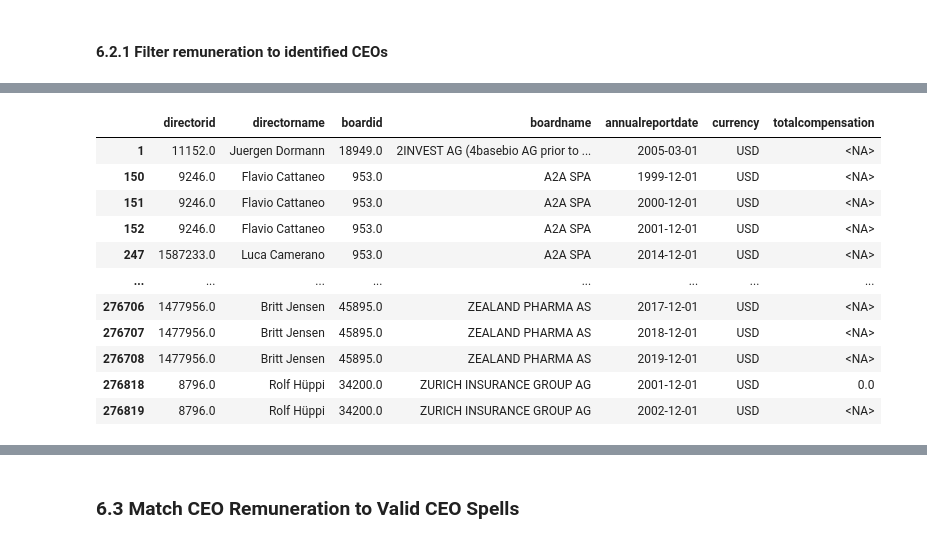
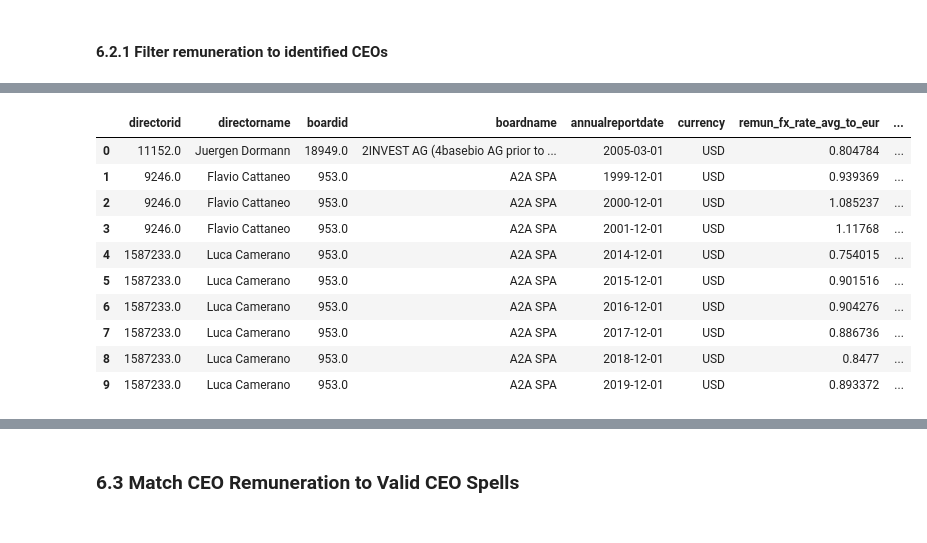
Before and after one commit to rizkyakbar-tud/DAI, a Jupyter notebook: mission/proposals_st26/mission_proposal_Akbar-Zduńczyk_progress.ipynb, the cells around one changed output, grey strips where cells are left out. Saved outputs shown, nothing was run; the diff lists cells and outputs as text; code cells hidden in the pictures.

```diff
--- a/mission/proposals_st26/mission_proposal_Akbar-Zduńczyk_progress.ipynb
+++ b/mission/proposals_st26/mission_proposal_Akbar-Zduńczyk_progress.ipynb
@@ -287,6 +449,6 @@ Next, we read the STOXX 600 constituent file. The file contains 600 firms and in
 # %%
 # Read STOXX Europe 600 constituents
-df_sxxp = pd.read_csv(STOXX_FILE, sep=";")
+df_sxxp = pd.read_csv(STOXX_FILE, sep=";", usecols=["ISIN"])
 
 df_sxxp["ISIN"] = (
     df_sxxp["ISIN"]
@@ -513,10 +801,10 @@ def fetch_boardex_remuneration():
         directorid_chunk = tuple(directorid_list[i:i + chunk_size])
         temp = wrds_conn.raw_sql("""
             SELECT
-                boardname, boardid, directorname, directorid, rolename, rolestatus,
+                boardname, boardid, directorname, directorid, rolename,
                 annualreportdate, currency, salary, bonus, totalcompensation,
                 valtoteqheld, valltipheld, valeqaward, ltipvalue, toteqatrisk,
-                totremperiod, totaldirectcomp, perftotal
+                totaldirectcomp, perftotal
             FROM boardex.eur_dir_standard_remun
             WHERE directorid IN %(directorids)s
             ORDER BY boardname, directorname, annualreportdate
@@ -527,7 +815,7 @@ def fetch_boardex_remuneration():
 
 
 df_remun = load_or_fetch(
-    "boardex_remuneration_stoxx600",
+    "boardex_remuneration_stoxx600_analysis_cols_v1",
     fetch_boardex_remuneration,
     refresh=REFRESH_WRDS_CACHE,
 )
@@ -607,15 +927,13 @@ def fetch_compustat_fundamentals():
     for i in range(0, len(isin_list), chunk_size):
         isin_chunk = tuple(isin_list[i:i + chunk_size])
         temp = wrds_conn.raw_sql("""
-            SELECT  gvkey, isin, conm, fyear, datadate, loc, fic, curcd,
-                    at, sale, emp, dltt, dlc, che, act, lct, wcap,
-                    capx, xrd, aqc, nicon, ib, ceq, seq,
-                    oiadp, oibdp, ebit, ebitda,
-                    sich, naicsh, indfmt, exchg, cshoi
+            SELECT
+                gvkey, isin, fyear, datadate, curcd,
+                at, sale, ebit, dltt, nicon, emp, cshoi
             FROM comp_global_daily.g_funda
             WHERE isin IN %(isins)s
               AND fyear BETWEEN 2000 AND 2024
-            ORDER BY conm, fyear, datadate
+            ORDER BY isin, fyear, datadate
         """, params={"isins": isin_chunk})
         chunks.append(temp)
 
@@ -623,7 +941,7 @@ def fetch_compustat_fundamentals():
 
 
 df_firm = load_or_fetch(
-    "compustat_fundamentals_stoxx600_2000_2024",
+    "compustat_fundamentals_stoxx600_2000_2024_analysis_cols_v1",
     fetch_compustat_fundamentals,
     refresh=REFRESH_WRDS_CACHE,
 )
@@ -1043,7 +1609,7 @@ df_remun_ceos["annualreportyear"] = df_remun_ceos["annualreportdate"].dt.year
 
 pay_cols = [
     "salary", "bonus", "totalcompensation", "valtoteqheld", "valltipheld",
-    "valeqaward", "ltipvalue", "toteqatrisk", "totremperiod",
+    "valeqaward", "ltipvalue", "toteqatrisk",
     "totaldirectcomp", "perftotal"
 ]
 
@@ -1051,11 +1617,45 @@ for col in pay_cols:
     if col in df_remun_ceos.columns:
         df_remun_ceos[col] = pd.to_numeric(df_remun_ceos[col], errors="coerce")
 
+# Attach the annual-average rate: units of EUR per unit of reported currency.
+df_remun_ceos = (
+    df_remun_ceos
+    .drop(columns=["fromcurd", "fx_year", "remun_fx_rate_avg_to_eur"], errors="ignore")
+    .merge(
+        fx_annual_average.rename(columns={
+            "fx_rate_avg_to_eur": "remun_fx_rate_avg_to_eur"
+        }),
+        left_on=["currency", "annualreportyear"],
+        right_on=["fromcurd", "fx_year"],
+        how="left",
+        validate="many_to_one",
+    )
+    .drop(columns=["fromcurd", "fx_year"])
+)
+
+pay_monetary_cols = [col for col in pay_cols if col != "perftotal"]
+for col in pay_monetary_cols:
+    df_remun_ceos[f"{col}_eur"] = (
+        df_remun_ceos[col] * df_remun_ceos["remun_fx_rate_avg_to_eur"]
+    )
+
 print("Missing annual report dates:", df_remun_ceos["annualreportdate"].isna().sum())
 print("Missing total compensation:", df_remun_ceos["totalcompensation"].isna().sum())
 print("Positive total compensation records:", (df_remun_ceos["totalcompensation"] > 0).sum())
+usable_pay_for_fx = (
+    df_remun_ceos["annualreportdate"].notna()
+    & df_remun_ceos["totalcompensation"].gt(0)
+)
+print(
+    "Missing FX rates among usable positive-pay records:",
+    df_remun_ceos.loc[usable_pay_for_fx, "remun_fx_rate_avg_to_eur"].isna().sum(),
+)
 
-df_remun_ceos[["directorid", "directorname", "boardid", "boardname", "annualreportdate", "currency", "totalcompensation"]]
+df_remun_ceos[[
+    "directorid", "directorname", "boardid", "boardname",
+    "annualreportdate", "currency", "remun_fx_rate_avg_to_eur",
+    "totalcompensation", "totalcompensation_eur",
+]].head(10)
 # %% [output]
 Missing annual report dates: 1488
 Missing total compensation: 21611
@@ -1063,12 +1664,11 @@ Positive total compensation records: 8054
-|  | directorid | directorname | boardid | boardname | annualreportdate | currency | totalcompensation |
-| 1 | 11152.0 | Juergen Dormann | 18949.0 | 2INVEST AG (4basebio AG prior to ... | 2005-03-01 | USD | <NA> |
-| 150 | 9246.0 | Flavio Cattaneo | 953.0 | A2A SPA | 1999-12-01 | USD | <NA> |
-| 151 | 9246.0 | Flavio Cattaneo | 953.0 | A2A SPA | 2000-12-01 | USD | <NA> |
-| 152 | 9246.0 | Flavio Cattaneo | 953.0 | A2A SPA | 2001-12-01 | USD | <NA> |
-| 247 | 1587233.0 | Luca Camerano | 953.0 | A2A SPA | 2014-12-01 | USD | <NA> |
-| ... | ... | ... | ... | ... | ... | ... | ... |
-| 276706 | 1477956.0 | Britt Jensen | 45895.0 | ZEALAND PHARMA AS | 2017-12-01 | USD | <NA> |
-| 276707 | 1477956.0 | Britt Jensen | 45895.0 | ZEALAND PHARMA AS | 2018-12-01 | USD | <NA> |
-| 276708 | 1477956.0 | Britt Jensen | 45895.0 | ZEALAND PHARMA AS | 2019-12-01 | USD | <NA> |
-| 276818 | 8796.0 | Rolf Hüppi | 34200.0 | ZURICH INSURANCE GROUP AG | 2001-12-01 | USD | 0.0 |
-| 276819 | 8796.0 | Rolf Hüppi | 34200.0 | ZURICH INSURANCE GROUP AG | 2002-12-01 | USD | <NA> |
+|  | directorid | directorname | boardid | boardname | annualreportdate | currency | remun_fx_rate_avg_to_eur | ... |
+| 0 | 11152.0 | Juergen Dormann | 18949.0 | 2INVEST AG (4basebio AG prior to ... | 2005-03-01 | USD | 0.804784 | ... |
+| 1 | 9246.0 | Flavio Cattaneo | 953.0 | A2A SPA | 1999-12-01 | USD | 0.939369 | ... |
+| 2 | 9246.0 | Flavio Cattaneo | 953.0 | A2A SPA | 2000-12-01 | USD | 1.085237 | ... |
+| 3 | 9246.0 | Flavio Cattaneo | 953.0 | A2A SPA | 2001-12-01 | USD | 1.11768 | ... |
+| 4 | 1587233.0 | Luca Camerano | 953.0 | A2A SPA | 2014-12-01 | USD | 0.754015 | ... |
+| 5 | 1587233.0 | Luca Camerano | 953.0 | A2A SPA | 2015-12-01 | USD | 0.901516 | ... |
+| 6 | 1587233.0 | Luca Camerano | 953.0 | A2A SPA | 2016-12-01 | USD | 0.904276 | ... |
+| 7 | 1587233.0 | Luca Camerano | 953.0 | A2A SPA | 2017-12-01 | USD | 0.886736 | ... |
+| 8 | 1587233.0 | Luca Camerano | 953.0 | A2A SPA | 2018-12-01 | USD | 0.8477 | ... |
+| 9 | 1587233.0 | Luca Camerano | 953.0 | A2A SPA | 2019-12-01 | USD | 0.893372 | ... |
```
Also changed, not shown: parts of 117 cells of this notebook.
